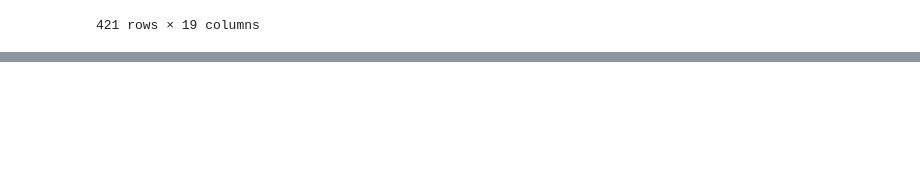
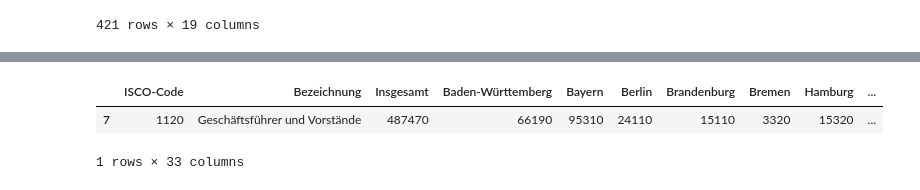
Before and after one commit to olendino/klassenanalyse, a Jupyter notebook: merge_data.ipynb, the cells around one changed output, grey strips where cells are left out. Cells and saved outputs as stored; diff of their text form; code cells hidden in the pictures; blank space fills up the shorter version.

```diff
--- a/merge_data.ipynb
+++ b/merge_data.ipynb
@@ -72,0 +107,8 @@ Unmatched rows: 12
+# %%
+
+merged_df, merge_report = analyze_merge(
+     berufs_gattungen_4,
+     id_realtion,
+    left_on='ISCO-Code',
+     right_on='ISCO-08\n(4-Steller)'
+)
@@ -72,0 +128,12 @@ Unmatched rows: 12
+# %%
+merged_df['KldB 2010\n(5-Steller)'] =merged_df['KldB 2010\n(5-Steller)'].fillna(0).astype(int)
+# %%
+verdienst_data_destatis= pd.read_csv('/Users/leonardhaas/code/streamlit/verdienst_destatis_kldb_5steller.csv')
+#verdienst_data_destatis['code_kldb'] = verdienst_data_destatis['code_kldb'].astype(int)
+# %%
+final_merg,final_merge_report = analyze_merge(
+    merged_df,
+    verdienst_data_destatis,
+    left_on='KldB 2010\n(5-Steller)',
+    right_on='code_kldb'
+)
@@ -72,0 +153,6 @@ Unmatched rows: 12
+# %%
+final_merg.query("code_kldb==71104.0")
+# %% [output]
+|  | ISCO-Code | Bezeichnung | Insgesamt | Baden-Württemberg | Bayern | Berlin | Brandenburg | Bremen | Hamburg | ... |
+| 7 | 1120 | Geschäftsführer und Vorstände | 487470 | 66190 | 95310 | 24110 | 15110 | 3320 | 15320 | ... |
+1 rows × 33 columns
```
Also changed, not shown: parts of 21 cells of this notebook, 27 other files.
